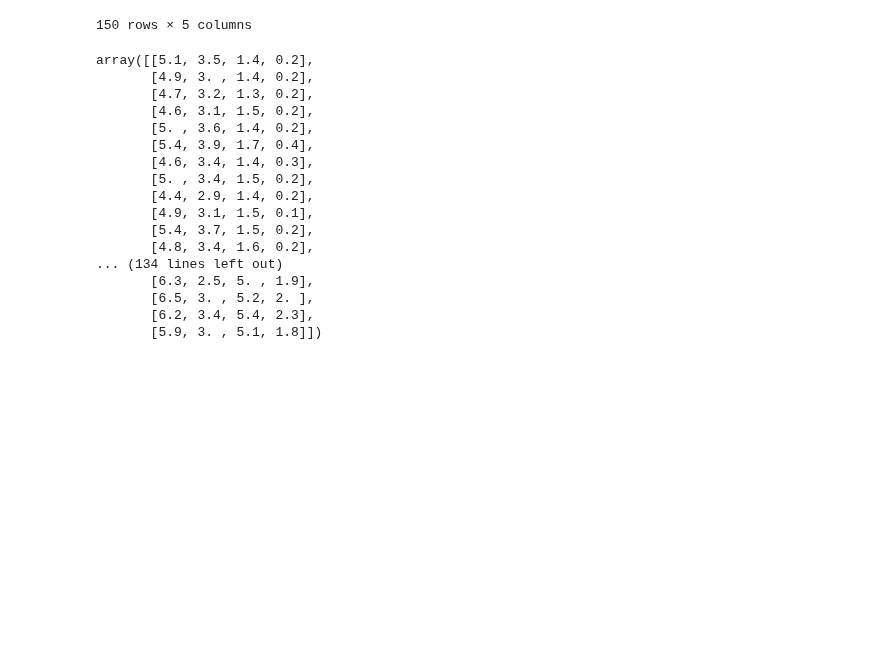
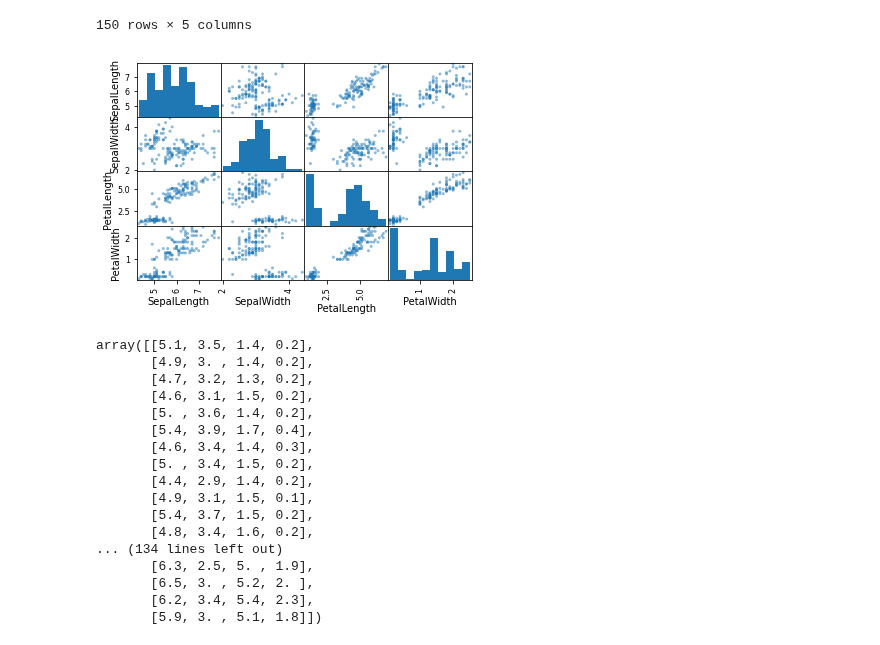
Before and after one commit to jittakorn-ch/multivariate, a Jupyter notebook: Chapter3_PCA.ipynb, the cells around one changed output. Cells and saved outputs as stored; diff of their text form; code cells hidden in the pictures; blank space fills up the shorter version.

```diff
--- a/Chapter3_PCA.ipynb
+++ b/Chapter3_PCA.ipynb
@@ -26,6 +36,10 @@ example_df
 | 148 | 6.2 | 3.4 | 5.4 | 2.3 | Iris-virginica |
 | 149 | 5.9 | 3.0 | 5.1 | 1.8 | Iris-virginica |
 150 rows × 5 columns
+# %%
+pd.plotting.scatter_matrix(example_df);
+# %% [output]
+[figure, added]
 # %%
 import numpy as np
 # %%
```
Also changed, not shown: parts of 22 cells of this notebook.
